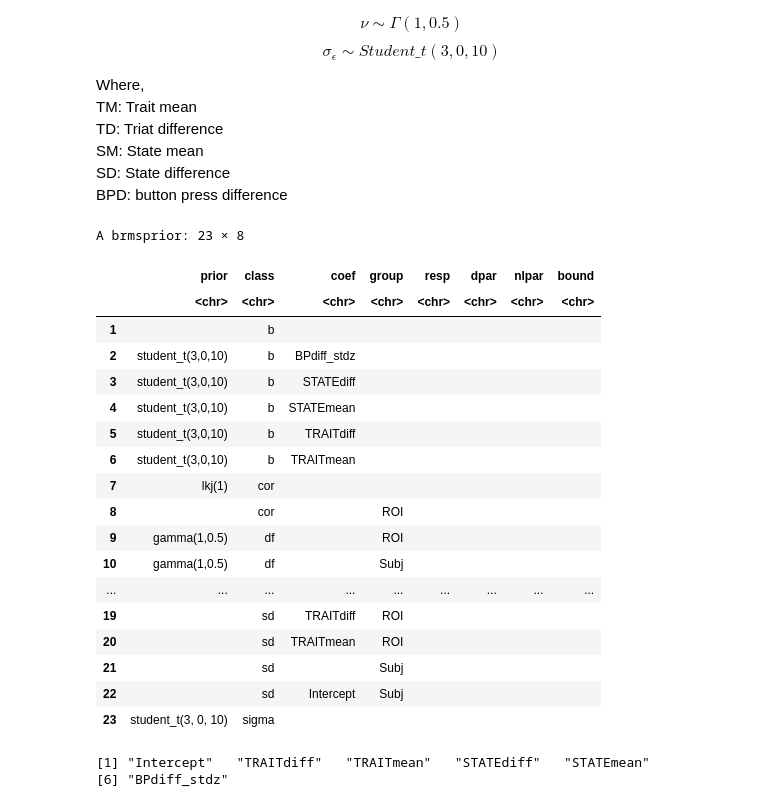
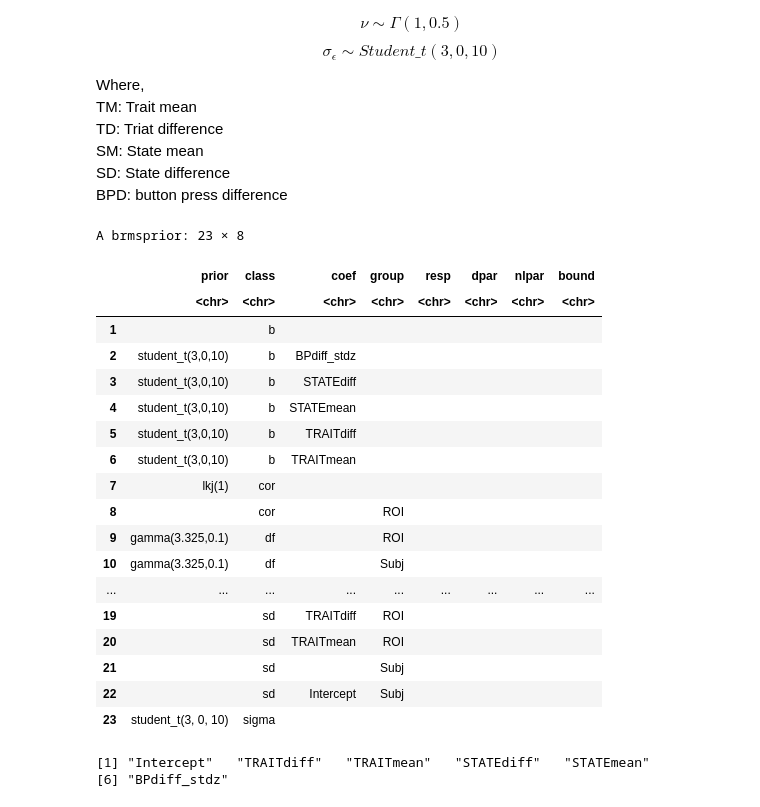
Before and after one commit to chirag90in/eCON_old, a Jupyter notebook: eCON/uncon_v_con_shock_MR_ROI24_with_covariates/02-brms_covariates.ipynb, the cells around one changed output. Drawn from its saved outputs; the diff is of its cells as text; code cells hidden in the pictures.

```diff
--- a/eCON/uncon_v_con_shock_MR_ROI24_with_covariates/02-brms_covariates.ipynb
+++ b/eCON/uncon_v_con_shock_MR_ROI24_with_covariates/02-brms_covariates.ipynb
@@ -85,25 +85,25 @@ BPD: button press difference
 # %%
 mod = '1 + TRAITmean + TRAITdiff + STATEmean + STATEdiff + BPdiff_stdz'
 modelForm = paste('Y ~',mod,'+ (1 | gr(Subj, dist= "student")) + (',mod,'| gr(ROI, dist="student"))')
 priorRBA <- get_prior(formula = modelForm,data=df,family = 'student')
 priorRBA$prior[2:6] <- "student_t(3,0,10)"
-priorRBA$prior[9:10] <- "gamma(1,0.5)"
-priorRBA$prior[12] <- "gamma(1,0.5)"
+priorRBA$prior[9:10] <- "gamma(3.325,0.1)"
+priorRBA$prior[12] <- "gamma(3.325,0.1)"
 priorRBA
 # %% [output]
 A brmsprior: 23 × 8
 |  | prior | class | coef | group | resp | dpar | nlpar | bound |
 |  | <chr> | <chr> | <chr> | <chr> | <chr> | <chr> | <chr> | <chr> |
 | 1 |  | b |  |  |  |  |  |  |
 | 2 | student_t(3,0,10) | b | BPdiff_stdz |  |  |  |  |  |
 | 3 | student_t(3,0,10) | b | STATEdiff |  |  |  |  |  |
 | 4 | student_t(3,0,10) | b | STATEmean |  |  |  |  |  |
 | 5 | student_t(3,0,10) | b | TRAITdiff |  |  |  |  |  |
 | 6 | student_t(3,0,10) | b | TRAITmean |  |  |  |  |  |
 | 7 | lkj(1) | cor |  |  |  |  |  |  |
 | 8 |  | cor |  | ROI |  |  |  |  |
-| 9 | gamma(1,0.5) | df |  | ROI |  |  |  |  |
-| 10 | gamma(1,0.5) | df |  | Subj |  |  |  |  |
+| 9 | gamma(3.325,0.1) | df |  | ROI |  |  |  |  |
+| 10 | gamma(3.325,0.1) | df |  | Subj |  |  |  |  |
 | ... | ... | ... | ... | ... | ... | ... | ... | ... |
 | 19 |  | sd | TRAITdiff | ROI |  |  |  |  |
 | 20 |  | sd | TRAITmean | ROI |  |  |  |  |
```
Also changed, not shown: parts of 9 cells of this notebook, 1 other file.
